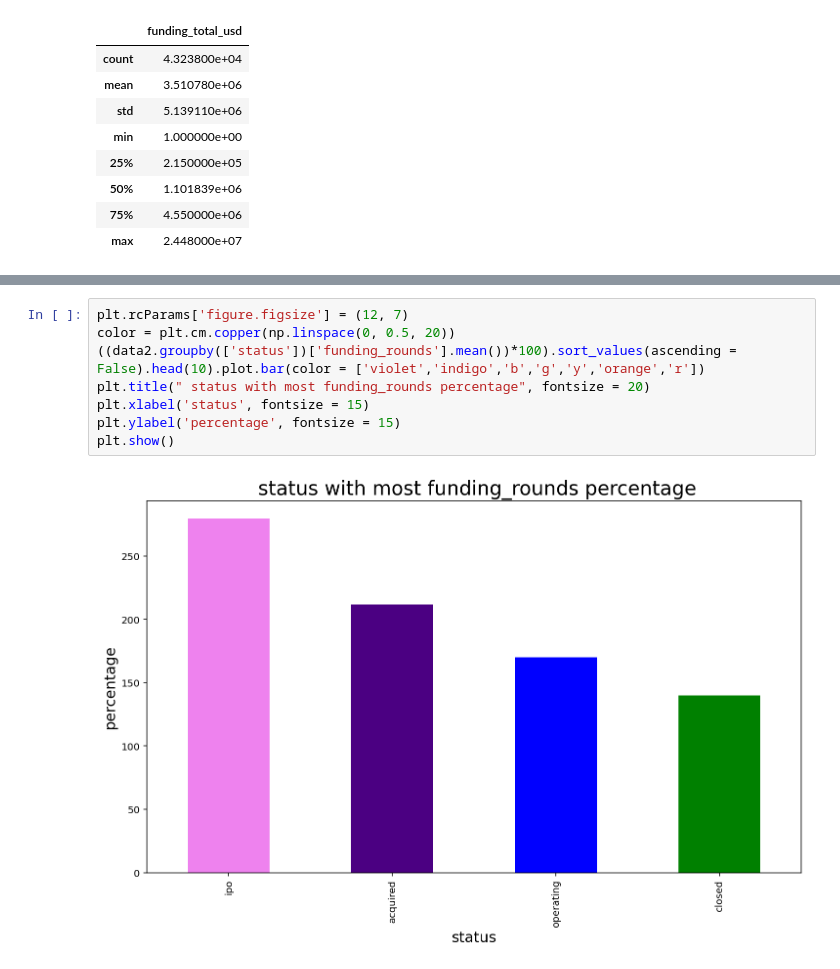
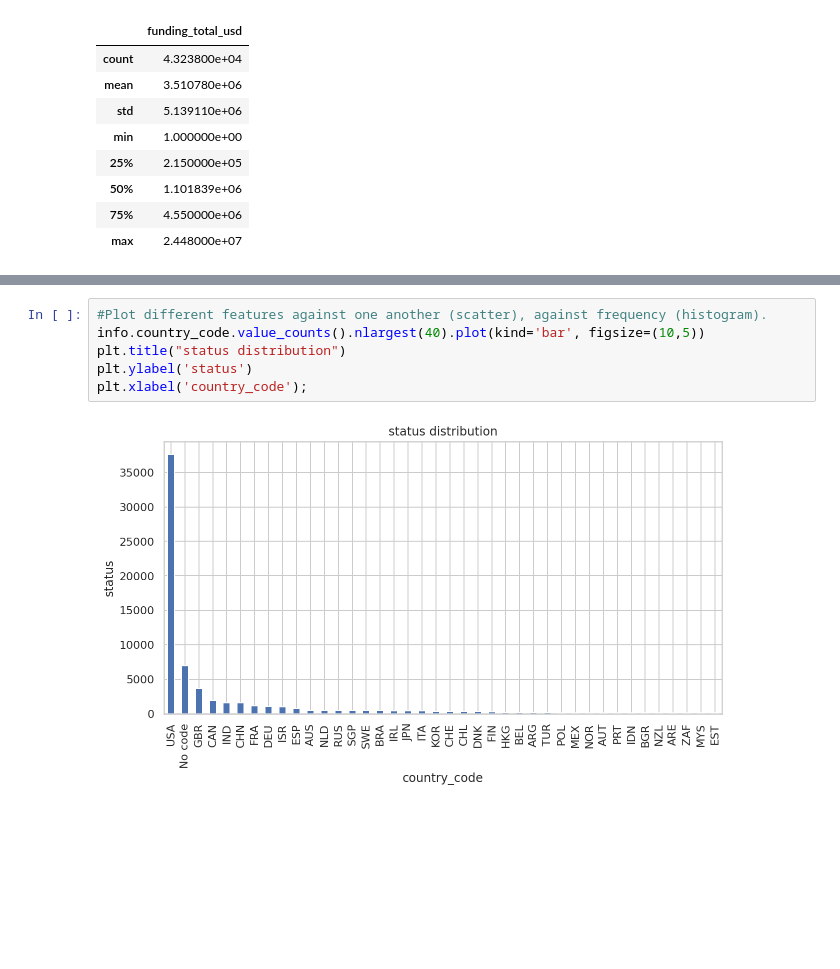
Before and after one commit to NileshCT/EDA_PROJECT, a Jupyter notebook: EDA_Project.ipynb, the cells around one changed output, grey strips where cells are left out. Cells and saved outputs as stored; diff of their text form; blank space fills up the shorter version.

```diff
--- a/EDA_Project.ipynb
+++ b/EDA_Project.ipynb
@@ -819,10 +460,8 @@ data2.head()
-# %%
-plt.rcParams['figure.figsize'] = (12, 7)
-color = plt.cm.copper(np.linspace(0, 0.5, 20))
-((data2.groupby(['status'])['funding_rounds'].mean())*100).sort_values(ascending = False).head(10).plot.bar(color = ['violet','indigo','b','g','y','orange','r'])
-plt.title(" status with most funding_rounds percentage", fontsize = 20)
-plt.xlabel('status', fontsize = 15)
-plt.ylabel('percentage', fontsize = 15)
-plt.show()
-# %% [output]
-[figure, removed]
+# %%
+#Plot different features against one another (scatter), against frequency (histogram).
+info.country_code.value_counts().nlargest(40).plot(kind='bar', figsize=(10,5))
+plt.title("status distribution")
+plt.ylabel('status')
+plt.xlabel('country_code');
+# %% [output]
+[figure, added]
```
Also changed, not shown: parts of 81 cells of this notebook.
